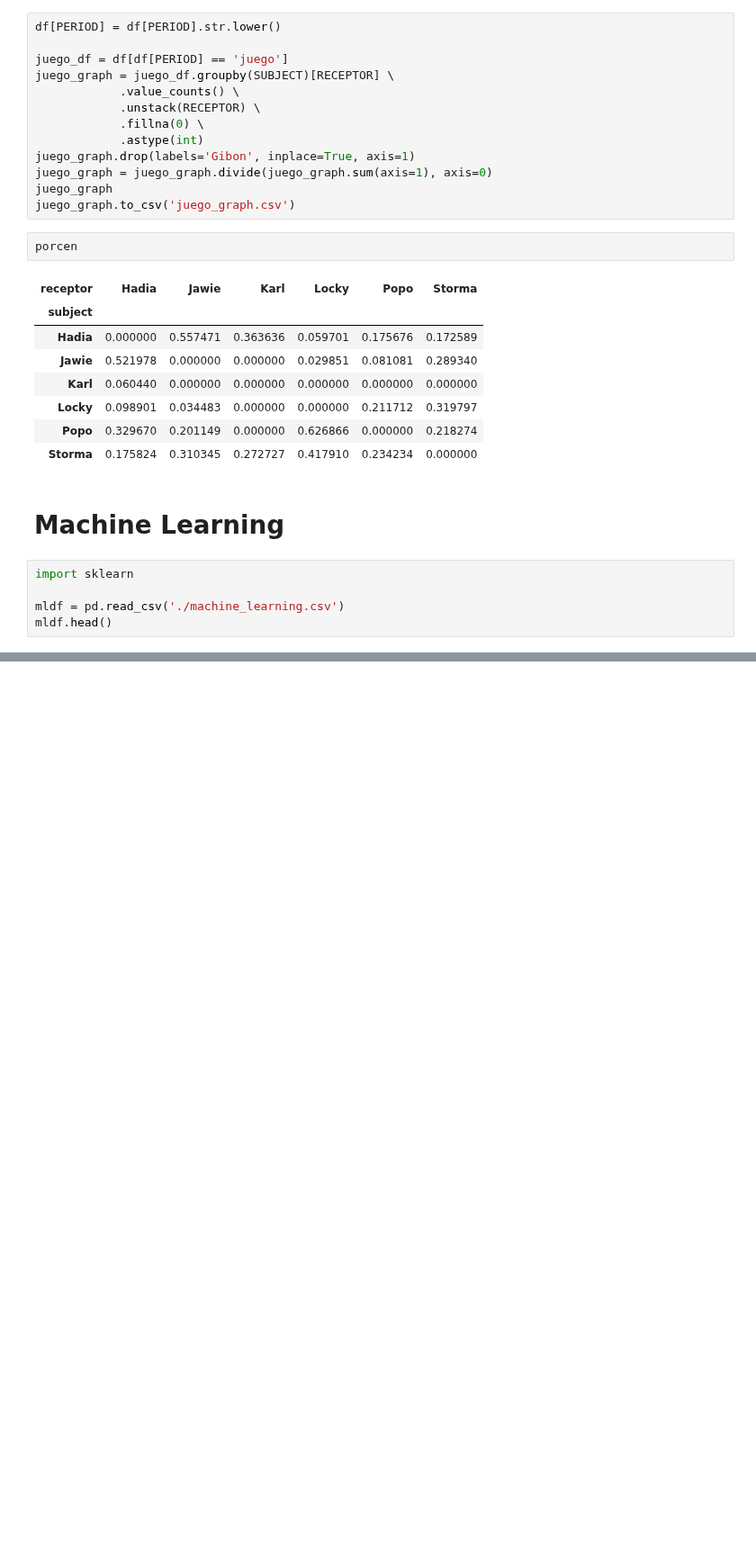
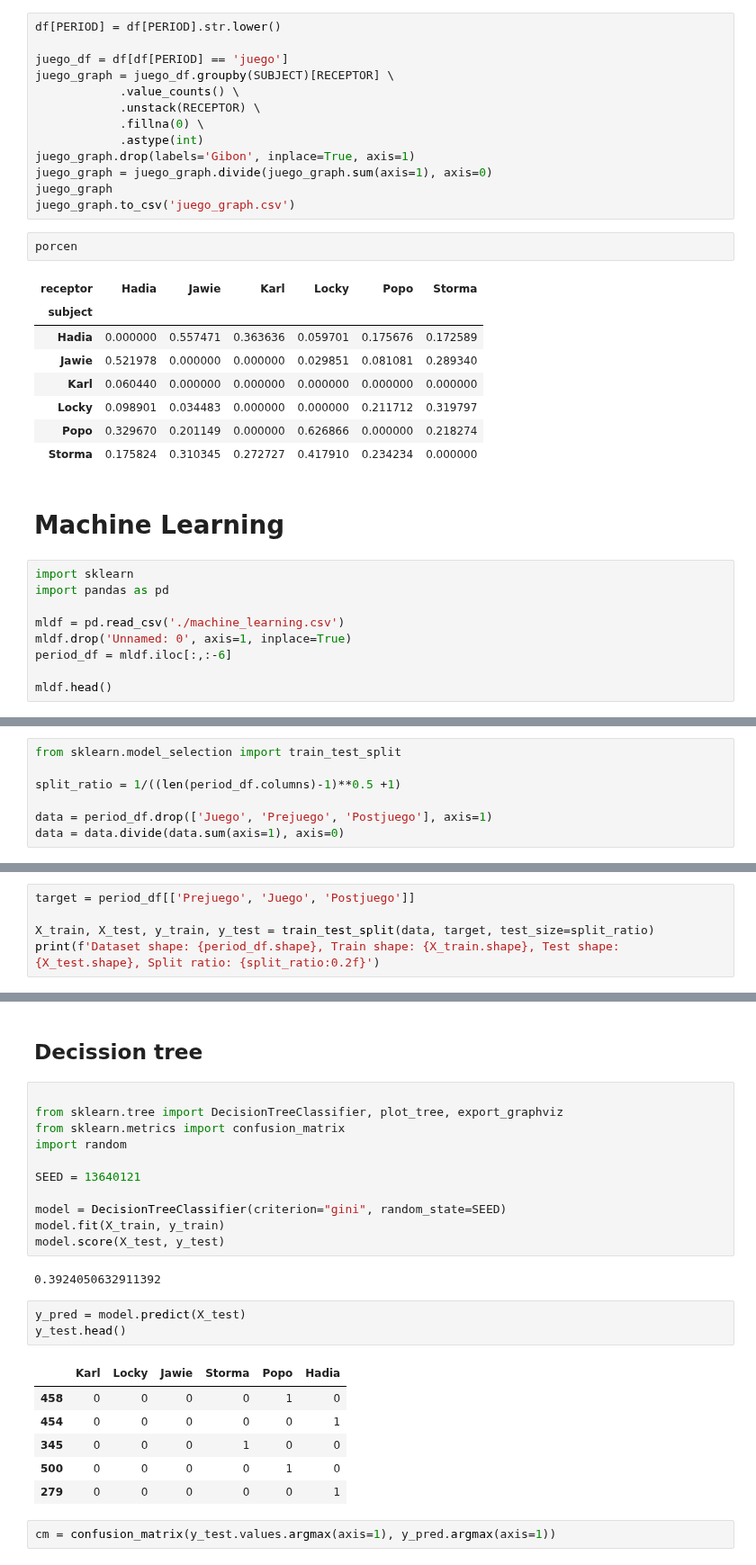
Before and after one commit to Bass2015/Orangutanes, a Jupyter notebook: Sebastian/eda-orangutanes.ipynb, the cells around one changed output, grey strips where cells are left out. Shown at 90% size. Drawn from its saved outputs; the diff is of its cells as text; blank space fills up the shorter version.

```diff
--- a/Sebastian/eda-orangutanes.ipynb
+++ b/Sebastian/eda-orangutanes.ipynb
@@ -455,7 +455,11 @@ porcen
 # Machine Learning
 # %%
 import sklearn
+import pandas as pd
 
 mldf = pd.read_csv('./machine_learning.csv')
+mldf.drop('Unnamed: 0', axis=1, inplace=True)
+period_df = mldf.iloc[:,:-6]
+
 mldf.head()
 # %% [output]
@@ -468,0 +498,7 @@ mldf.head()
+# %%
+from sklearn.model_selection import train_test_split
+
+split_ratio = 1/((len(period_df.columns)-1)**0.5 +1)
+
+data = period_df.drop(['Juego', 'Prejuego', 'Postjuego'], axis=1)
+data = data.divide(data.sum(axis=1), axis=0)
@@ -468,0 +512,5 @@ mldf.head()
+# %%
+target = period_df[['Prejuego', 'Juego', 'Postjuego']]
+
+X_train, X_test, y_train, y_test = train_test_split(data, target, test_size=split_ratio)
+print(f'Dataset shape: {period_df.shape}, Train shape: {X_train.shape}, Test shape: {X_test.shape}, Split ratio: {split_ratio:0.2f}')
@@ -468,0 +528,27 @@ mldf.head()
+# %% [markdown]
+## Decission tree
+# %%
+
+from sklearn.tree import DecisionTreeClassifier, plot_tree, export_graphviz
+from sklearn.metrics import confusion_matrix
+import random
+
+SEED = 13640121
+
+model = DecisionTreeClassifier(criterion="gini", random_state=SEED)
+model.fit(X_train, y_train)
+model.score(X_test, y_test)
+# %% [output]
+0.3924050632911392
+# %%
+y_pred = model.predict(X_test)
+y_test.head()
+# %% [output]
+|  | Karl | Locky | Jawie | Storma | Popo | Hadia |
+| 458 | 0 | 0 | 0 | 0 | 1 | 0 |
+| 454 | 0 | 0 | 0 | 0 | 0 | 1 |
+| 345 | 0 | 0 | 0 | 1 | 0 | 0 |
+| 500 | 0 | 0 | 0 | 0 | 1 | 0 |
+| 279 | 0 | 0 | 0 | 0 | 0 | 1 |
+# %%
+cm = confusion_matrix(y_test.values.argmax(axis=1), y_pred.argmax(axis=1))
```
Also changed, not shown: parts of 15 cells of this notebook, 4 other files.
